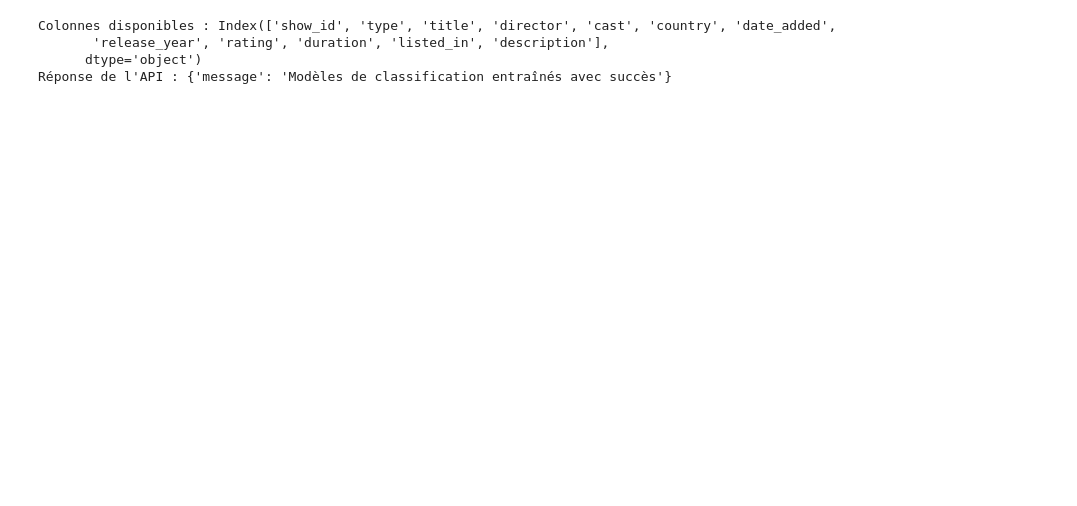
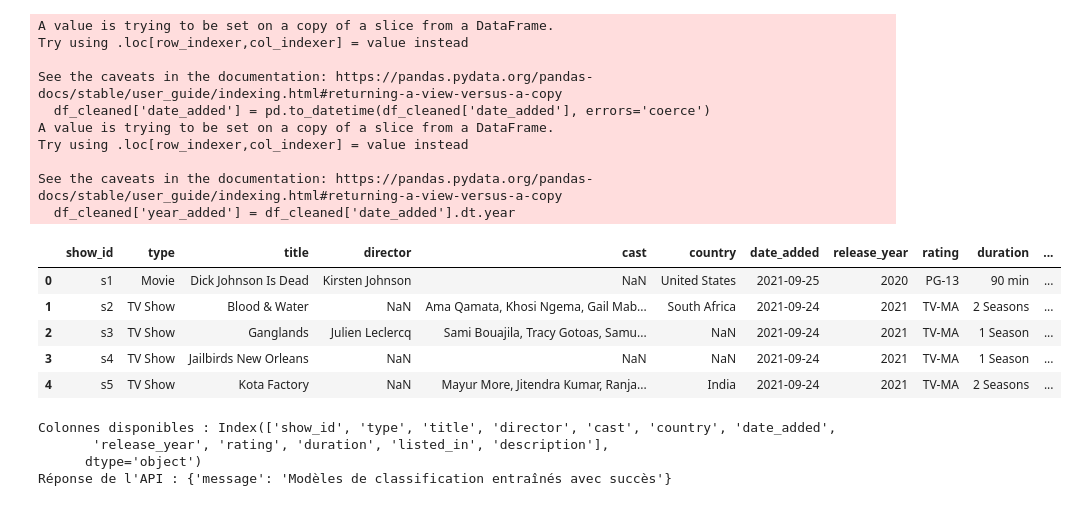
Before and after one commit to SpeedySpy/project-IA, a Jupyter notebook: Notebook.ipynb, the cells around one changed output. Saved outputs shown, nothing was run; the diff lists cells and outputs as text; code cells hidden in the pictures; blank space fills up the shorter version.

```diff
--- a/Notebook.ipynb
+++ b/Notebook.ipynb
@@ -28,6 +38,47 @@ Colonnes disponibles : Index(['show_id', 'type', 'title', 'director', 'cast', 'c
 | 2 | s3 | TV Show | Ganglands | Julien Leclercq | Sami Bouajila, Tracy Gotoas, Samu... | NaN | September 24, 2021 | 2021 | TV-MA | 1 Season | ... |
 | 3 | s4 | TV Show | Jailbirds New Orleans | NaN | NaN | NaN | September 24, 2021 | 2021 | TV-MA | 1 Season | ... |
 | 4 | s5 | TV Show | Kota Factory | NaN | Mayur More, Jitendra Kumar, Ranja... | India | September 24, 2021 | 2021 | TV-MA | 2 Seasons | ... |
+# %%
+import pandas as pd
+import numpy as np
+from IPython.display import display
+import matplotlib.pyplot as plt
+import seaborn as sns
+import joblib
+
+
+file_path = 'netflix titles.csv'
+
+
+df = pd.read_csv(file_path)
+
+
+df_cleaned = df.dropna(subset=['title', 'type', 'rating', 'date_added', 'listed_in'])
+df_cleaned['date_added'] = pd.to_datetime(df_cleaned['date_added'], errors='coerce')
+df_cleaned['year_added'] = df_cleaned['date_added'].dt.year
+
+
+df_cleaned = df_cleaned.dropna(subset=['year_added'])
+
+
+display(df_cleaned.head())
+# %% [output]
+A value is trying to be set on a copy of a slice from a DataFrame.
+Try using .loc[row_indexer,col_indexer] = value instead
+
+See the caveats in the documentation: https://pandas.pydata.org/pandas-docs/stable/user_guide/indexing.html#returning-a-view-versus-a-copy
+  df_cleaned['date_added'] = pd.to_datetime(df_cleaned['date_added'], errors='coerce')
+A value is trying to be set on a copy of a slice from a DataFrame.
+Try using .loc[row_indexer,col_indexer] = value instead
+
+See the caveats in the documentation: https://pandas.pydata.org/pandas-docs/stable/user_guide/indexing.html#returning-a-view-versus-a-copy
+  df_cleaned['year_added'] = df_cleaned['date_added'].dt.year
+|  | show_id | type | title | director | cast | country | date_added | release_year | rating | duration | ... |
+| 0 | s1 | Movie | Dick Johnson Is Dead | Kirsten Johnson | NaN | United States | 2021-09-25 | 2020 | PG-13 | 90 min | ... |
+| 1 | s2 | TV Show | Blood & Water | NaN | Ama Qamata, Khosi Ngema, Gail Mab... | South Africa | 2021-09-24 | 2021 | TV-MA | 2 Seasons | ... |
+| 2 | s3 | TV Show | Ganglands | Julien Leclercq | Sami Bouajila, Tracy Gotoas, Samu... | NaN | 2021-09-24 | 2021 | TV-MA | 1 Season | ... |
+| 3 | s4 | TV Show | Jailbirds New Orleans | NaN | NaN | NaN | 2021-09-24 | 2021 | TV-MA | 1 Season | ... |
+| 4 | s5 | TV Show | Kota Factory | NaN | Mayur More, Jitendra Kumar, Ranja... | India | 2021-09-24 | 2021 | TV-MA | 2 Seasons | ... |
 # %%
 import requests
 import pandas as pd
```
Also changed, not shown: parts of 4 cells of this notebook, 2 other files.
